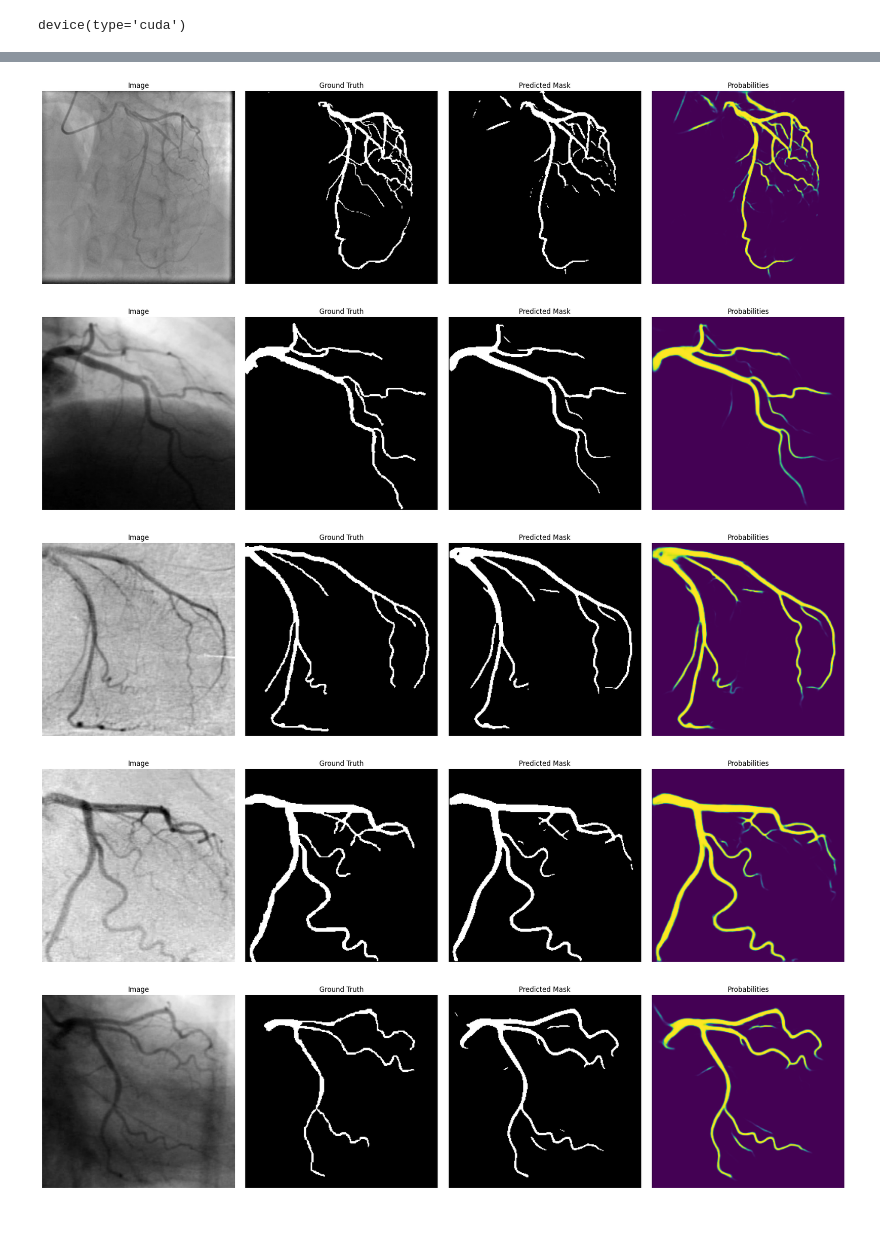
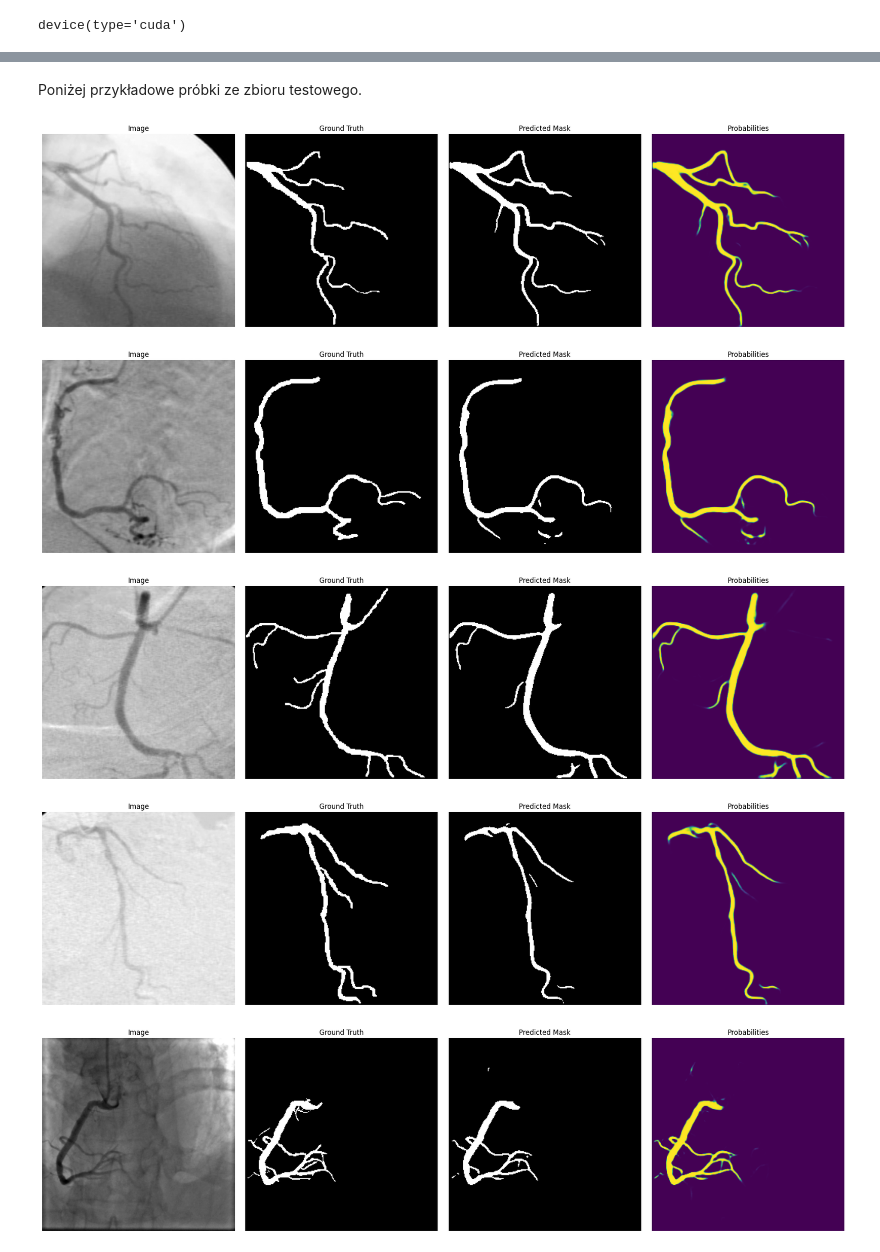
Before and after one commit to lkwinta/coronary-stenosis-detection, a Jupyter notebook: notebooks/segmentation_finetune.ipynb, the cells around one changed output, grey strips where cells are left out. Cells and saved outputs as stored; diff of their text form; code cells hidden in the pictures; blank space fills up the shorter version.

Commit message:
Fine tune segmentation

```diff
--- a/notebooks/segmentation_finetune.ipynb
+++ b/notebooks/segmentation_finetune.ipynb
@@ -77,0 +88,11 @@ LOSS_PARAMS_LIST = [
+# %%
+def get_model(model_name: str) -> nn.Module:
+    if model_name not in MODEL_NAME_MAP:
+        raise ValueError(f"Model name {model_name} not found in MODEL_NAME_MAP")
+
+    model: nn.Module = MODEL_NAME_MAP[model_name]
+    model_path = f"{PRETRAINED_MODELS_PATH}/{model_name}.pth"
+    model.load_state_dict(torch.load(model_path))
+    model = model.to(device)
+
+    return model
@@ -208,8 +262,7 @@ storage = optuna.storages.RDBStorage(
 
 study = optuna.create_study(
     direction="maximize",
-    study_name="Segmentation Finetuning v2",
+    study_name="Segmentation Finetuning v3",
     storage=storage,
     load_if_exists=True,
 )
-study.optimize(objective, n_trials=30)
@@ -216,2 +288,2 @@ study.optimize(objective, n_trials=30)
 # %%
-study.best_params
+selected_params = study.best_params
@@ -247,38 +374,31 @@ plot_lines(
-# %%
-test_ds = DCA1FSCADDataset(
-    dca1_image_dir=f"{IMAGE_DIR_DCA1}/test",
-    fs_cad_image_dir=f"{IMAGE_DIR_FS_CAD}/test",
-    transform=get_train_transforms(study.best_params["img_size"]),
-)
-
-test_loader = DataLoader(
-    test_ds, batch_size=1, shuffle=True, num_workers=2, persistent_workers=True
-)
+# %% [markdown]
+Poniżej przykładowe próbki ze zbioru testowego.
 # %%
 model.eval()
 
 with torch.no_grad():
-    val_loader_iter = iter(test_loader)
+    test_loader_iter = iter(test_loader)
 
-    for _ in range(5):
-        images, masks = next(val_loader_iter)
-        images = images.to(device)
-        masks = masks.to(device)
+    images, masks = next(test_loader_iter)
 
-        probs = model.predict_proba(images)
+    for i in range(min(5, len(images))):
+        image = images[i].to(device)
+        mask = masks[i].to(device)
+
+        probs = model.predict_proba(image.unsqueeze(0))
         preds = (probs > 0.5).float()
 
         show_image(
-            images[0, 0].cpu().numpy(),
-            masks[0, 0].cpu().numpy(),
+            image[0].cpu().numpy(),
+            mask[0].cpu().numpy(),
             preds[0, 0].cpu().numpy(),
             probs[0, 0].cpu().numpy(),
             titles=["Image", "Ground Truth", "Predicted Mask", "Probabilities"],
             cmap=["gray", "gray", "gray", None],
         )
 # %% [output]
-[figure, old version]
+[figure, new version]
-[figure, old version]
+[figure, new version]
-[figure, old version]
+[figure, new version]
-[figure, old version]
+[figure, new version]
-[figure, old version]
+[figure, new version]
```
Also changed, not shown: parts of 32 cells of this notebook, 25 other files.
